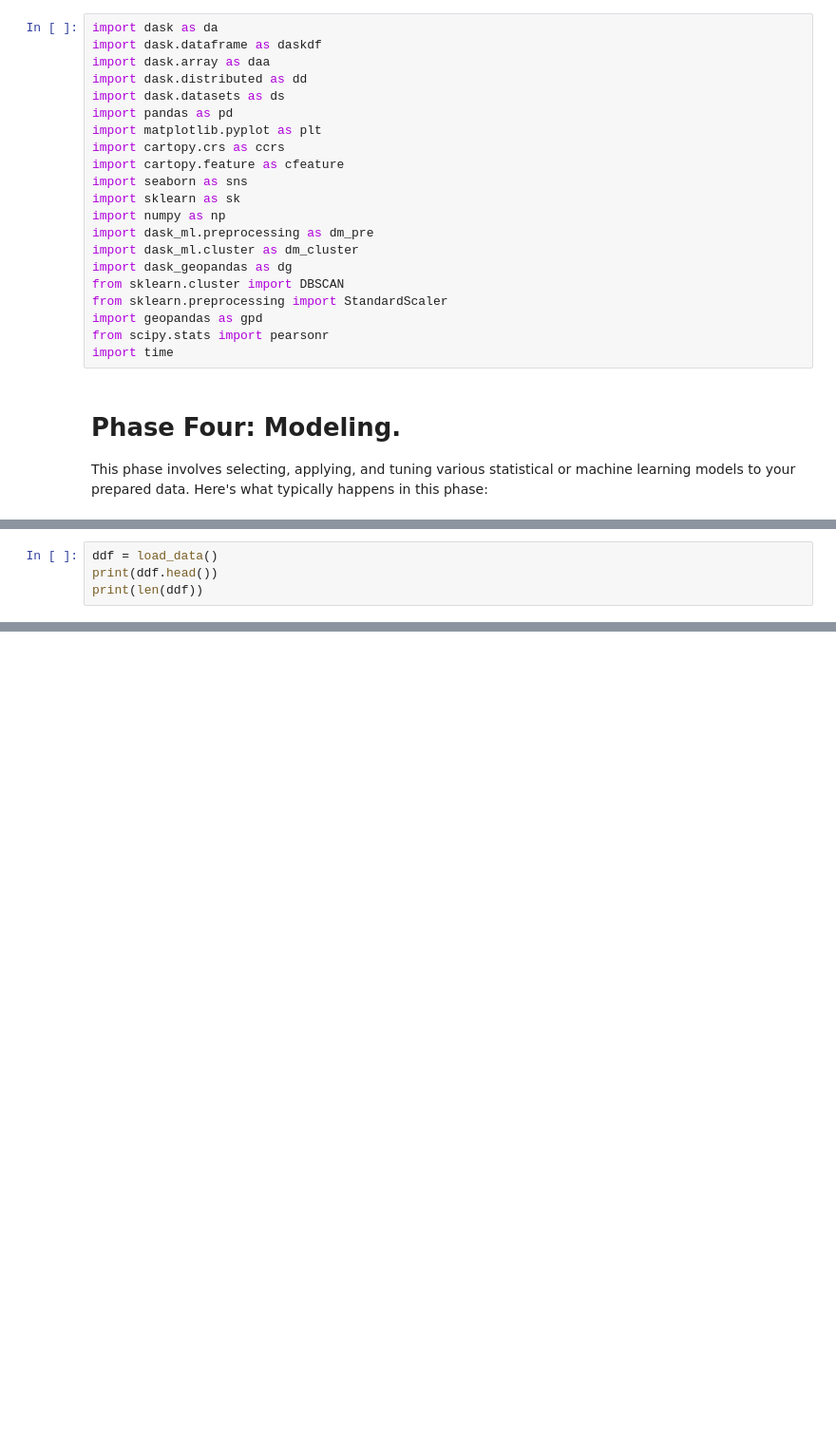
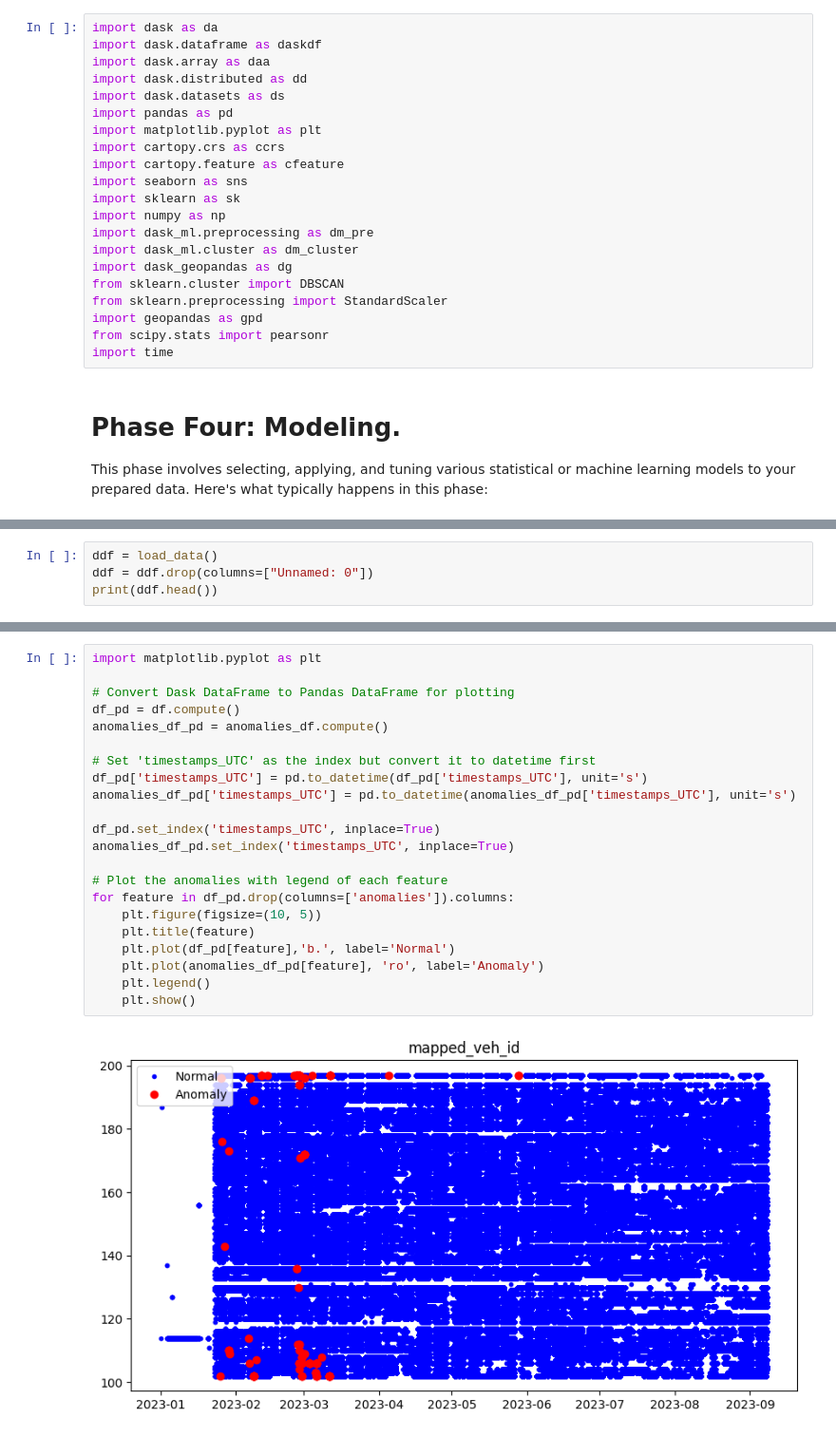
Before and after one commit to Vertu5/TrainAnomalyDetection, a Jupyter notebook: model1.ipynb, the cells around one changed output, grey strips where cells are left out. Shown at 95% size. Cells and saved outputs as stored; diff of their text form; blank space fills up the shorter version.

```diff
--- a/model1.ipynb
+++ b/model1.ipynb
@@ -39,6 +64,6 @@ def load_data():
 # %%
 ddf = load_data()
+ddf = ddf.drop(columns=["Unnamed: 0"])
 print(ddf.head())
-print(len(ddf))
 # %% [output]
 Loading data...
@@ -62,0 +177,24 @@ Data loaded in 0.020537137985229492 seconds
+# %%
+import matplotlib.pyplot as plt
+
+# Convert Dask DataFrame to Pandas DataFrame for plotting
+df_pd = df.compute()
+anomalies_df_pd = anomalies_df.compute()
+
+# Set 'timestamps_UTC' as the index but convert it to datetime first
+df_pd['timestamps_UTC'] = pd.to_datetime(df_pd['timestamps_UTC'], unit='s')
+anomalies_df_pd['timestamps_UTC'] = pd.to_datetime(anomalies_df_pd['timestamps_UTC'], unit='s')
+
+df_pd.set_index('timestamps_UTC', inplace=True)
+anomalies_df_pd.set_index('timestamps_UTC', inplace=True)
+
+# Plot the anomalies with legend of each feature
+for feature in df_pd.drop(columns=['anomalies']).columns:
+    plt.figure(figsize=(10, 5))
+    plt.title(feature)
+    plt.plot(df_pd[feature],'b.', label='Normal')
+    plt.plot(anomalies_df_pd[feature], 'ro', label='Anomaly')
+    plt.legend()
+    plt.show()
+# %% [output]
+[figure, added]
```
Also changed, not shown: parts of 14 cells of this notebook, 3 other files.
